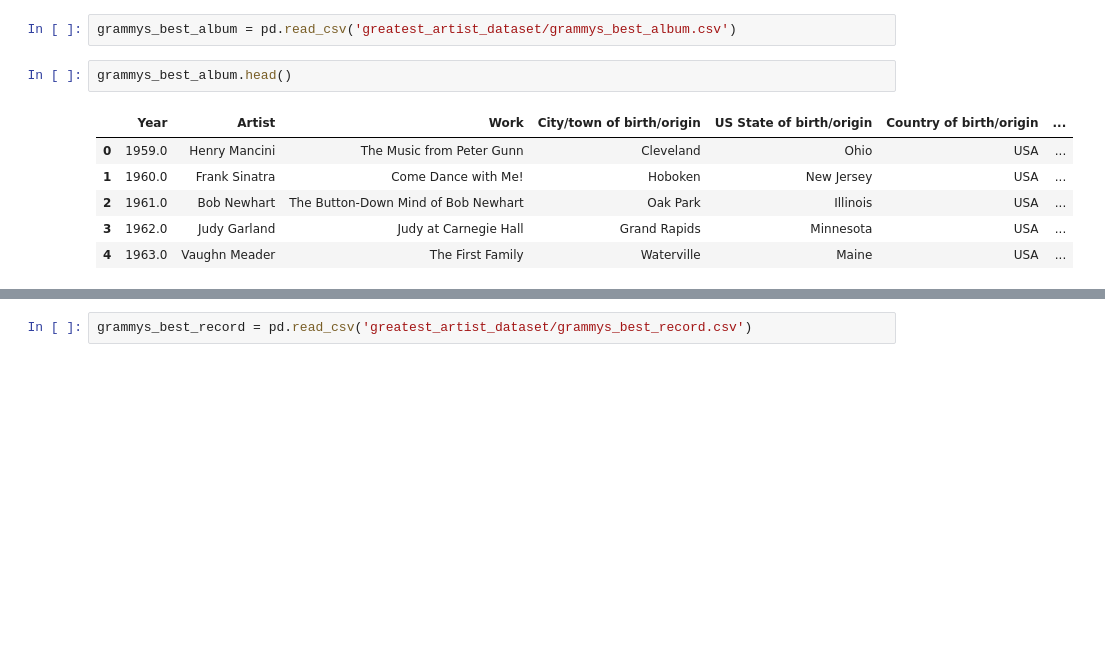
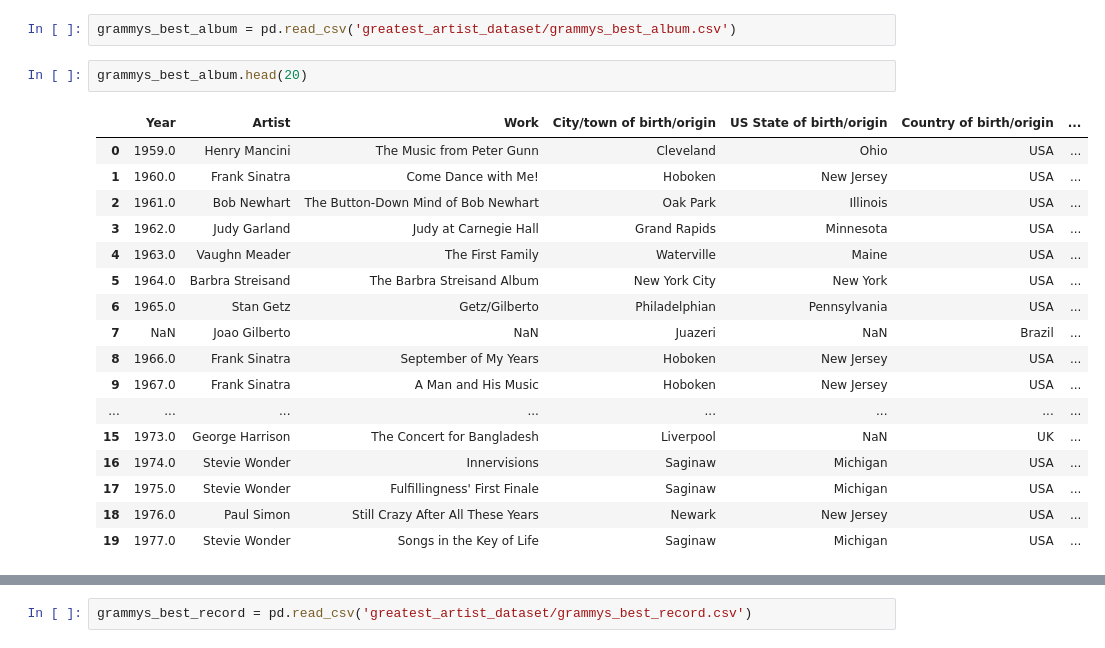
Before and after one commit to Jola-Olatunji/Greatest_artist_database, a Jupyter notebook: Greatest_artist_database.ipynb, the cells around one changed output, grey strips where cells are left out. Saved outputs shown, nothing was run; the diff lists cells and outputs as text; blank space fills up the shorter version.

```diff
--- a/Greatest_artist_database.ipynb
+++ b/Greatest_artist_database.ipynb
@@ -69,11 +99,22 @@ best_artist_rs.head()
 # %%
 grammys_best_album = pd.read_csv('greatest_artist_dataset/grammys_best_album.csv')
 # %%
-grammys_best_album.head()
+grammys_best_album.head(20)
 # %% [output]
 |  | Year | Artist | Work | City/town of birth/origin | US State of birth/origin | Country of birth/origin | ... |
 | 0 | 1959.0 | Henry Mancini | The Music from Peter Gunn | Cleveland | Ohio | USA | ... |
 | 1 | 1960.0 | Frank Sinatra | Come Dance with Me! | Hoboken | New Jersey | USA | ... |
 | 2 | 1961.0 | Bob Newhart | The Button-Down Mind of Bob Newhart | Oak Park | Illinois | USA | ... |
 | 3 | 1962.0 | Judy Garland | Judy at Carnegie Hall | Grand Rapids | Minnesota | USA | ... |
 | 4 | 1963.0 | Vaughn Meader | The First Family | Waterville | Maine | USA | ... |
+| 5 | 1964.0 | Barbra Streisand | The Barbra Streisand Album | New York City | New York | USA | ... |
+| 6 | 1965.0 | Stan Getz | Getz/Gilberto | Philadelphian | Pennsylvania | USA | ... |
+| 7 | NaN | Joao Gilberto | NaN | Juazeri | NaN | Brazil | ... |
+| 8 | 1966.0 | Frank Sinatra | September of My Years | Hoboken | New Jersey | USA | ... |
+| 9 | 1967.0 | Frank Sinatra | A Man and His Music | Hoboken | New Jersey | USA | ... |
+| ... | ... | ... | ... | ... | ... | ... | ... |
+| 15 | 1973.0 | George Harrison | The Concert for Bangladesh | Liverpool | NaN | UK | ... |
+| 16 | 1974.0 | Stevie Wonder | Innervisions | Saginaw | Michigan | USA | ... |
+| 17 | 1975.0 | Stevie Wonder | Fulfillingness' First Finale | Saginaw | Michigan | USA | ... |
+| 18 | 1976.0 | Paul Simon | Still Crazy After All These Years | Newark | New Jersey | USA | ... |
+| 19 | 1977.0 | Stevie Wonder | Songs in the Key of Life | Saginaw | Michigan | USA | ... |
```
Also changed, not shown: parts of 4 cells of this notebook, 2 other files.
